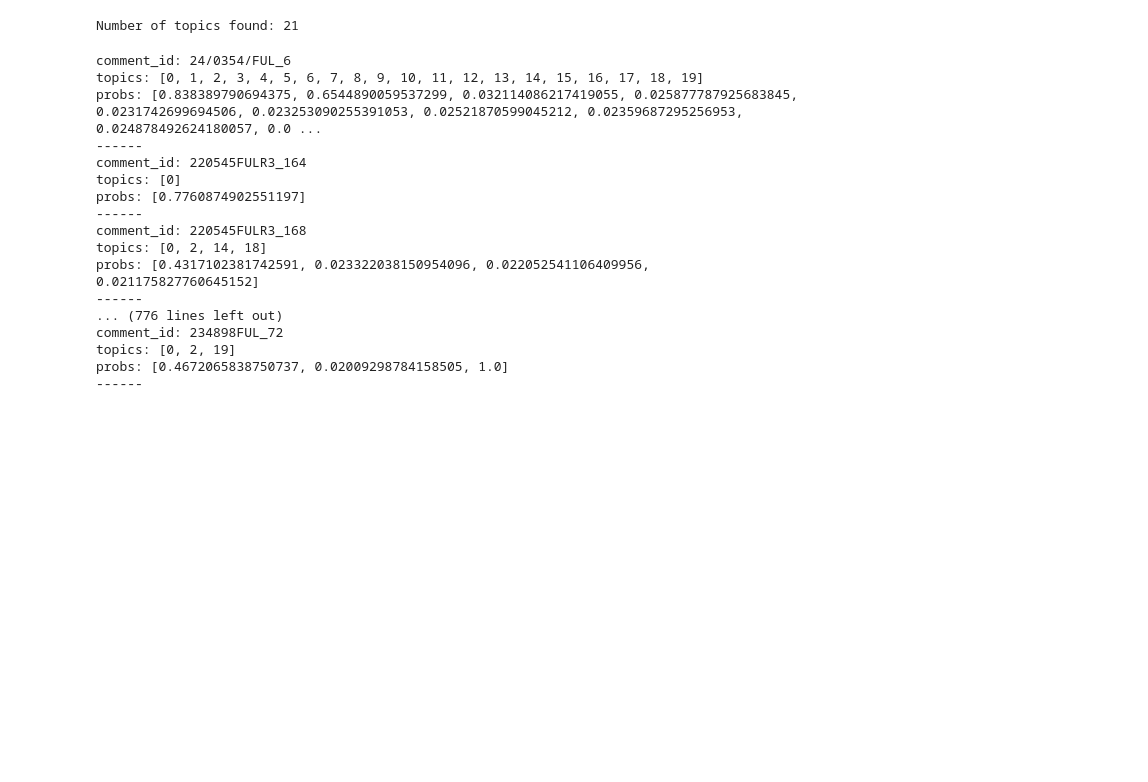
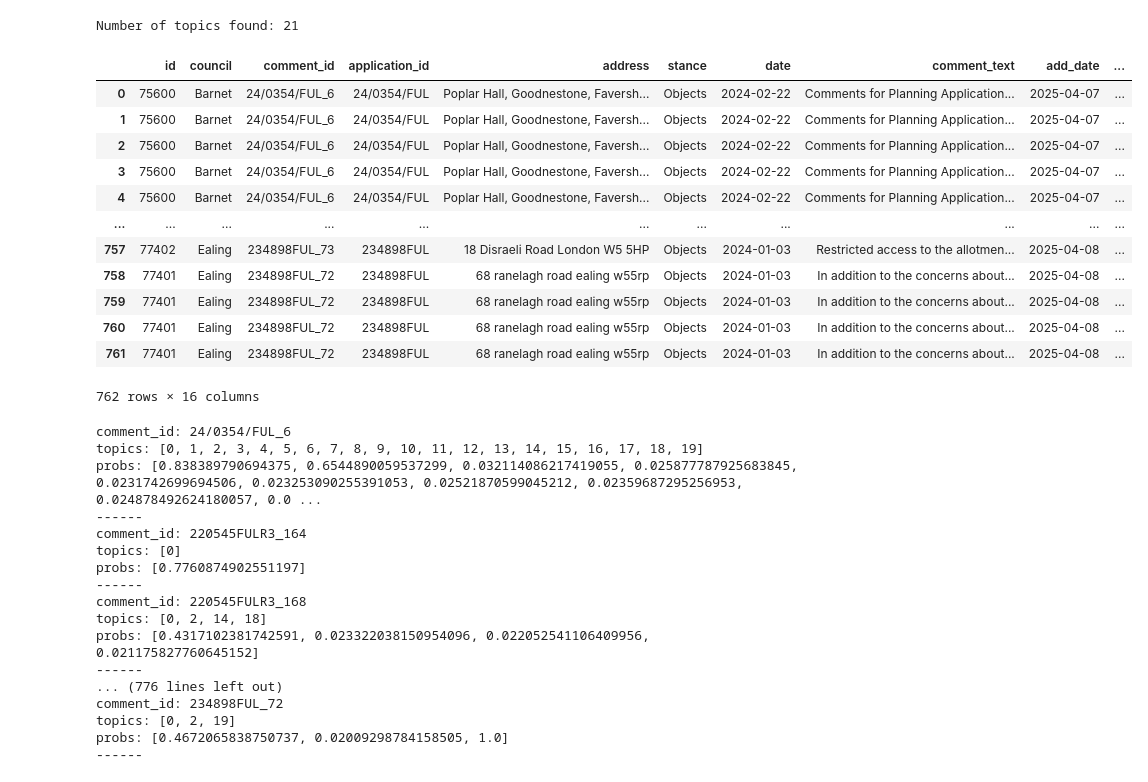
Before and after one commit to Bea-Taylor/nimby_nlp, a Jupyter notebook: nbs/1_0_7_topic_modelling_end_to_end.ipynb, the cells around one changed output. Saved outputs shown, nothing was run; the diff lists cells and outputs as text; code cells hidden in the pictures; blank space fills up the shorter version.

```diff
--- a/nbs/1_0_7_topic_modelling_end_to_end.ipynb
+++ b/nbs/1_0_7_topic_modelling_end_to_end.ipynb
@@ -278,6 +280,22 @@ topic_df.head()
 print('Number of topics found:', len(topic_df))
 # %% [output]
 Number of topics found: 21
+# %%
+nlp_tasks.merge_topics_to_comments(df_objects_split, probs, min_prob=0.02, insert_db=False)
+# %% [output]
+|  | id | council | comment_id | application_id | address | stance | date | comment_text | add_date | ... |
+| 0 | 75600 | Barnet | 24/0354/FUL_6 | 24/0354/FUL | Poplar Hall, Goodnestone, Faversh... | Objects | 2024-02-22 | Comments for Planning Application... | 2025-04-07 | ... |
+| 1 | 75600 | Barnet | 24/0354/FUL_6 | 24/0354/FUL | Poplar Hall, Goodnestone, Faversh... | Objects | 2024-02-22 | Comments for Planning Application... | 2025-04-07 | ... |
+| 2 | 75600 | Barnet | 24/0354/FUL_6 | 24/0354/FUL | Poplar Hall, Goodnestone, Faversh... | Objects | 2024-02-22 | Comments for Planning Application... | 2025-04-07 | ... |
+| 3 | 75600 | Barnet | 24/0354/FUL_6 | 24/0354/FUL | Poplar Hall, Goodnestone, Faversh... | Objects | 2024-02-22 | Comments for Planning Application... | 2025-04-07 | ... |
+| 4 | 75600 | Barnet | 24/0354/FUL_6 | 24/0354/FUL | Poplar Hall, Goodnestone, Faversh... | Objects | 2024-02-22 | Comments for Planning Application... | 2025-04-07 | ... |
+| ... | ... | ... | ... | ... | ... | ... | ... | ... | ... | ... |
+| 757 | 77402 | Ealing | 234898FUL_73 | 234898FUL | 18 Disraeli Road London W5 5HP | Objects | 2024-01-03 | Restricted access to the allotmen... | 2025-04-08 | ... |
+| 758 | 77401 | Ealing | 234898FUL_72 | 234898FUL | 68 ranelagh road ealing w55rp | Objects | 2024-01-03 | In addition to the concerns about... | 2025-04-08 | ... |
+| 759 | 77401 | Ealing | 234898FUL_72 | 234898FUL | 68 ranelagh road ealing w55rp | Objects | 2024-01-03 | In addition to the concerns about... | 2025-04-08 | ... |
+| 760 | 77401 | Ealing | 234898FUL_72 | 234898FUL | 68 ranelagh road ealing w55rp | Objects | 2024-01-03 | In addition to the concerns about... | 2025-04-08 | ... |
+| 761 | 77401 | Ealing | 234898FUL_72 | 234898FUL | 68 ranelagh road ealing w55rp | Objects | 2024-01-03 | In addition to the concerns about... | 2025-04-08 | ... |
+762 rows × 16 columns
 # %%
 # add the topics and probabilities to the train_df_split dataframe
 
```
Also changed, not shown: parts of 3 cells of this notebook, 1 other file.
